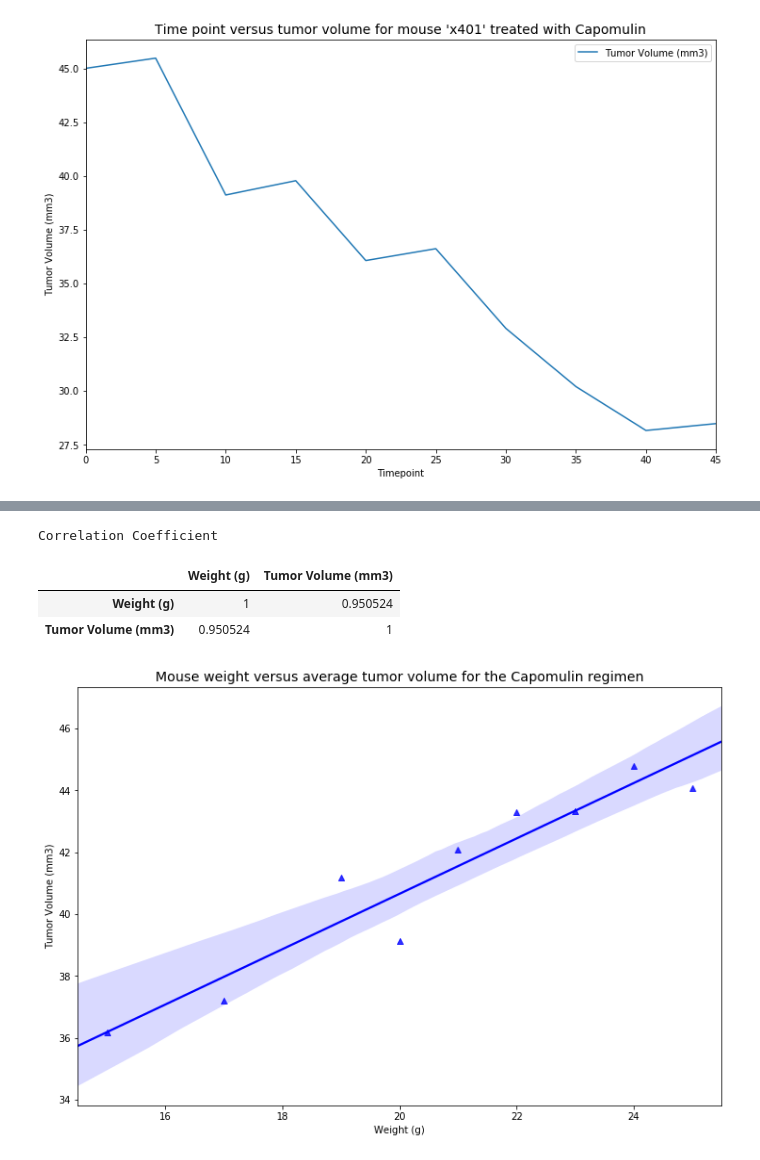
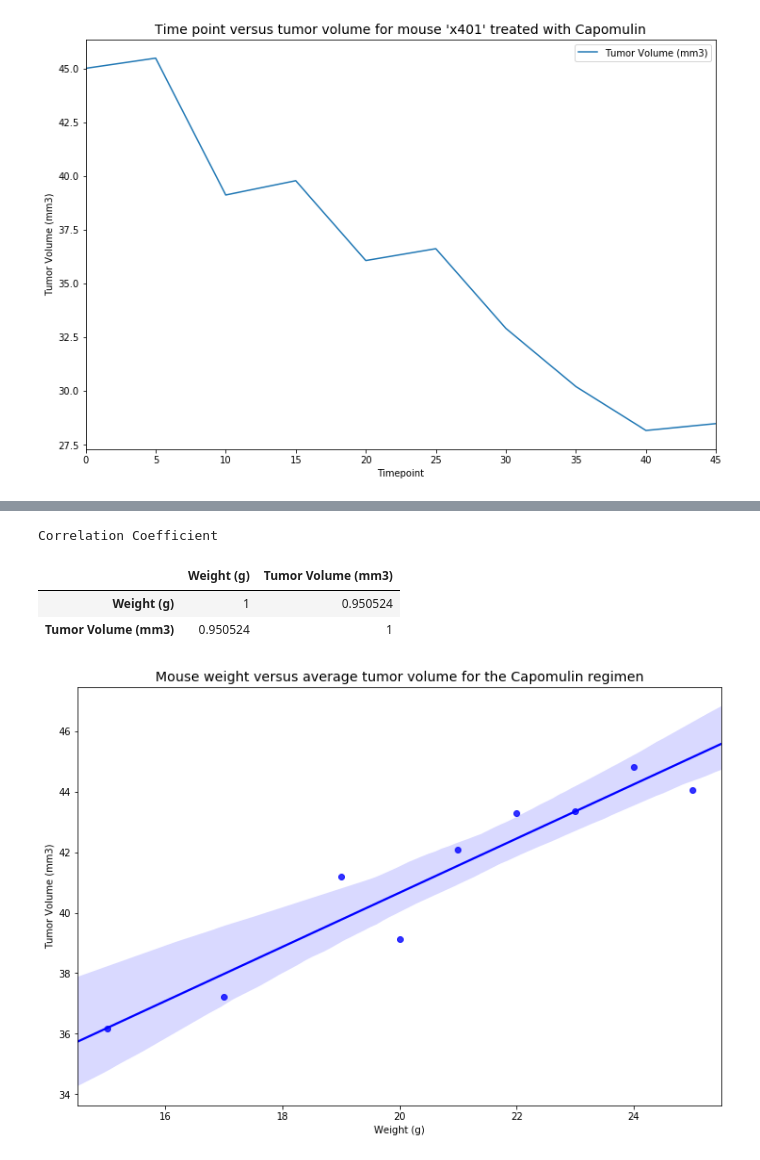
Before and after one commit to My997TT/Matplotlib, a Jupyter notebook: Pymaceuticals/pymaceuticals_starter.ipynb, the cells around one changed output, grey strips where cells are left out. Cells and saved outputs as stored; diff of their text form; code cells hidden in the pictures.

```diff
--- a/Pymaceuticals/pymaceuticals_starter.ipynb
+++ b/Pymaceuticals/pymaceuticals_starter.ipynb
@@ -244,18 +244,18 @@ Text(0, 0.5, 'Tumor Volume (mm3)')
 # %%
 # Calculate the correlation coefficient and linear regression model
 #for mouse weight and average tumor volume for the Capomulin regimen
 
 c_choice = pd.DataFrame(a_choice.groupby(["Weight (g)"])["Tumor Volume (mm3)"].mean().reset_index())
 d_choice=c_choice.corr()
 
 plt.figure(figsize=(12,8))
-sns.regplot(x=plot_avg["Weight (g)"],y=plot_avg["Tumor Volume (mm3)"],color='blue', marker='^')
+sns.regplot(x=plot_avg["Weight (g)"],y=plot_avg["Tumor Volume (mm3)"],color='blue', marker='o')
 plt.title("Mouse weight versus average tumor volume for the Capomulin regimen",fontsize=14)
 
 d_choice.style.set_caption("Correlation Coefficient")
 # %% [output]
 Correlation Coefficient
 |  | Weight (g) | Tumor Volume (mm3) |
 | Weight (g) | 1 | 0.950524 |
 | Tumor Volume (mm3) | 0.950524 | 1 |
-[figure, old version]
+[figure, new version]
```
Also changed, not shown: parts of 1 cell of this notebook.
